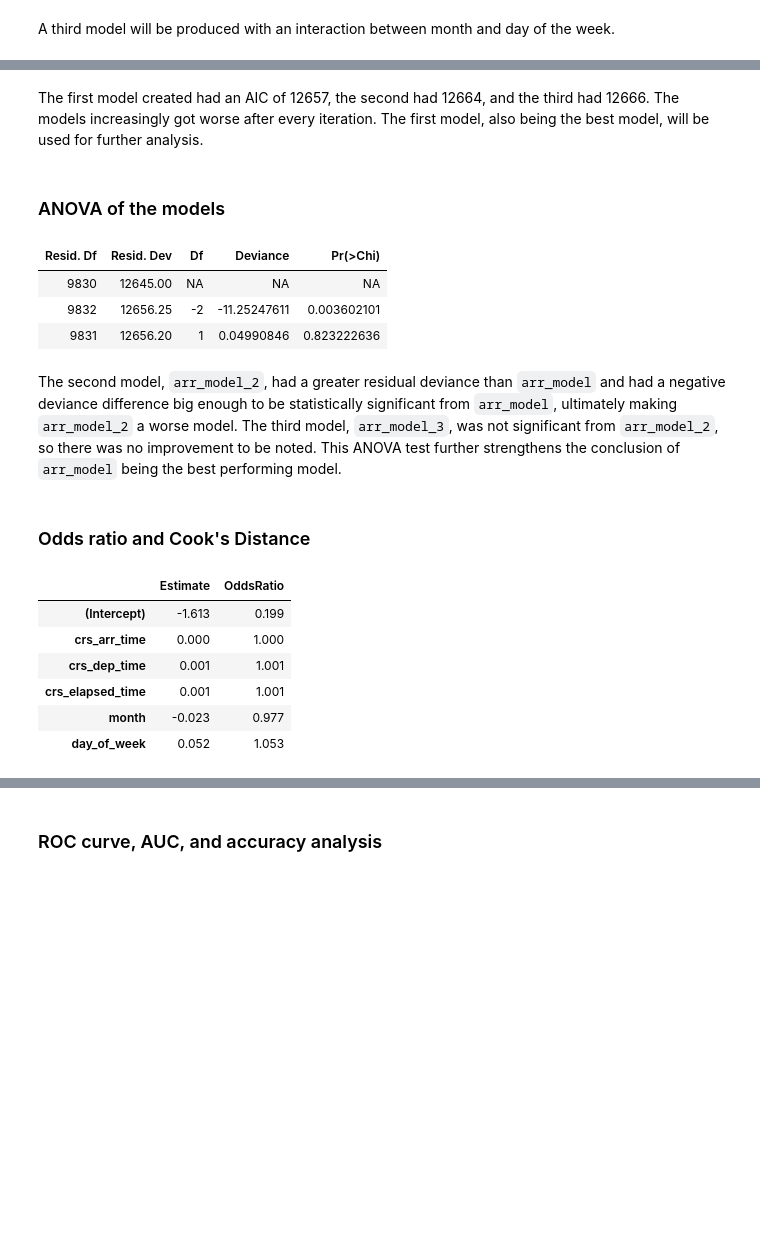
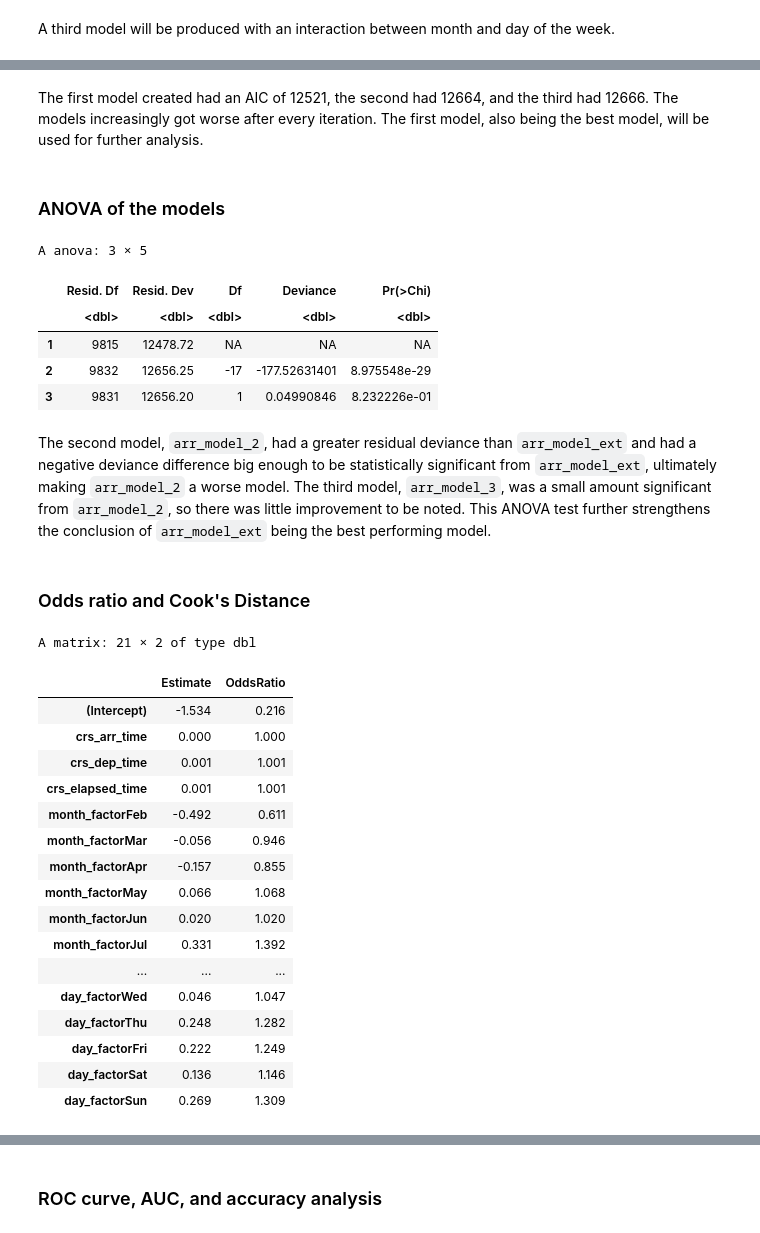
Before and after one commit to vlazo1214/stats, a Jupyter notebook: individual_project/analysis.ipynb, the cells around one changed output, grey strips where cells are left out. Drawn from its saved outputs; the diff is of its cells as text; code cells hidden in the pictures; blank space fills up the shorter version.

```diff
--- a/individual_project/analysis.ipynb
+++ b/individual_project/analysis.ipynb
@@ -249,33 +258,46 @@ AIC: 12666
 
 Number of Fisher Scoring iterations: 4
 # %% [markdown]
-The first model created had an AIC of 12657, the second had 12664, and the third had 12666. The models increasingly got worse after every iteration. The first model, also being the best model, will be used for further analysis.
+The first model created had an AIC of 12521, the second had 12664, and the third had 12666. The models increasingly got worse after every iteration. The first model, also being the best model, will be used for further analysis.
 # %% [markdown]
 ### ANOVA of the models
 # %%
 # create anova test
-anova(arr_model, arr_model_2, arr_model_3, test = "Chisq")
+anova(arr_model_ext, arr_model_2, arr_model_3, test = "Chisq")
 # %% [output]
+A anova: 3 × 5
-| Resid. Df | Resid. Dev | Df | Deviance | Pr(>Chi) |
-| 9830 | 12645.00 | NA | NA | NA |
-| 9832 | 12656.25 | -2 | -11.25247611 | 0.003602101 |
-| 9831 | 12656.20 | 1 | 0.04990846 | 0.823222636 |
+|  | Resid. Df | Resid. Dev | Df | Deviance | Pr(>Chi) |
+|  | <dbl> | <dbl> | <dbl> | <dbl> | <dbl> |
+| 1 | 9815 | 12478.72 | NA | NA | NA |
+| 2 | 9832 | 12656.25 | -17 | -177.52631401 | 8.975548e-29 |
+| 3 | 9831 | 12656.20 | 1 | 0.04990846 | 8.232226e-01 |
 # %% [markdown]
-The second model, `arr_model_2`, had a greater residual deviance than `arr_model` and had a negative deviance difference big enough to be statistically significant from `arr_model`, ultimately making `arr_model_2` a worse model. The third model, `arr_model_3`, was not significant from `arr_model_2`, so there was no improvement to be noted.
-This ANOVA test further strengthens the conclusion of `arr_model` being the best performing model.
+The second model, `arr_model_2`, had a greater residual deviance than `arr_model_ext` and had a negative deviance difference big enough to be statistically significant from `arr_model_ext`, ultimately making `arr_model_2` a worse model. The third model, `arr_model_3`, was a small amount significant from `arr_model_2`, so there was little improvement to be noted.
+This ANOVA test further strengthens the conclusion of `arr_model_ext` being the best performing model.
 # %% [markdown]
 ### Odds ratio and Cook's Distance
 # %%
 # create odds ratio table
-coef_table = cbind(Estimate = coef(arr_model),
-                   OddsRatio = exp(coef(arr_model)))
+coef_table = cbind(Estimate = coef(arr_model_ext),
+                   OddsRatio = exp(coef(arr_model_ext)))
 round(coef_table, 3)
 # %% [output]
+A matrix: 21 × 2 of type dbl
 |  | Estimate | OddsRatio |
-| (Intercept) | -1.613 | 0.199 |
+| (Intercept) | -1.534 | 0.216 |
 | crs_arr_time | 0.000 | 1.000 |
 | crs_dep_time | 0.001 | 1.001 |
 | crs_elapsed_time | 0.001 | 1.001 |
-| month | -0.023 | 0.977 |
-| day_of_week | 0.052 | 1.053 |
+| month_factorFeb | -0.492 | 0.611 |
+| month_factorMar | -0.056 | 0.946 |
+| month_factorApr | -0.157 | 0.855 |
+| month_factorMay | 0.066 | 1.068 |
+| month_factorJun | 0.020 | 1.020 |
+| month_factorJul | 0.331 | 1.392 |
+| ... | ... | ... |
+| day_factorWed | 0.046 | 1.047 |
+| day_factorThu | 0.248 | 1.282 |
+| day_factorFri | 0.222 | 1.249 |
+| day_factorSat | 0.136 | 1.146 |
+| day_factorSun | 0.269 | 1.309 |
 # %% [markdown]
```
Also changed, not shown: parts of 18 cells of this notebook.
